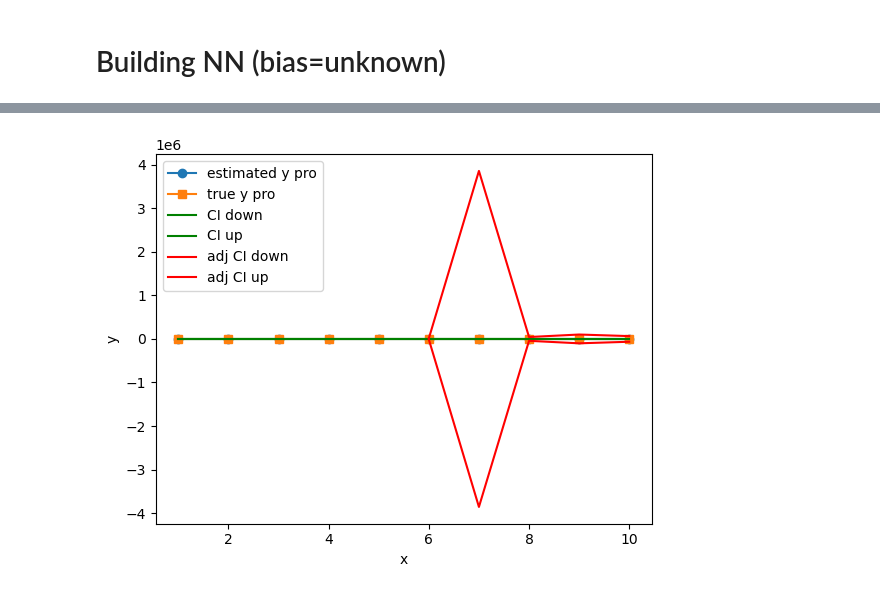
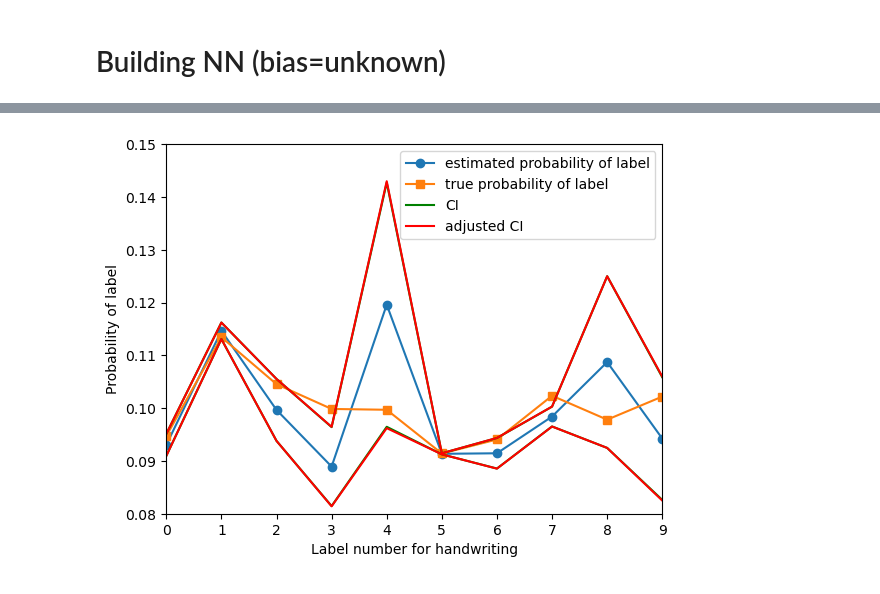
Before and after one commit to wer089/The-Influence-of-Nuisance-Parameter-Uncertainty-on-Parameter-Estimation-in-Practical-Data-Science-Mo, a Jupyter notebook: MNIST Neural Network.ipynb, the cells around one changed output, grey strips where cells are left out. Drawn from its saved outputs; the diff is of its cells as text; code cells hidden in the pictures.

```diff
--- a/MNIST Neural Network.ipynb
+++ b/MNIST Neural Network.ipynb
@@ -501,0 +661,21 @@ p interva size:0.11599527299404144
+# %%
+import torch
+
+# Initialize empty lists to accumulate data
+X_list = []
+y_list = []
+i=0
+# Iterate over the batches in the test_loader
+for inputs, labels in test_loader:
+    i+=1
+    # Append the batch data to the lists
+    X_list.append(inputs)
+    y_list.append(labels)
+    if i==100:
+        break
+# Concatenate the lists to create a single dataset pair
+X = torch.cat(X_list, dim=0)
+y = torch.cat(y_list, dim=0)
+print(f"sample size{X.size()}")
+adj_c, adj_c_p, mu, y_p= adj_confi_pred_interval(X, y, model, Adj, a=0.025)
+c, c_p, mu, y_p= confi_pred_interval(X, y, model, a=0.025)
@@ -502,23 +700,25 @@ p interva size:0.11599527299404144
 # %%
-x_np = range(1, 11)
+x_np = range(0, 10)
 mu_np = mu.detach().numpy()
 c_np = c.detach().numpy()
 c_p_np = c_p.detach().numpy()
 adj_c_np = adj_c.detach().numpy()
 adj_c_p_np = adj_c_p.detach().numpy()
 y_np = y_p.detach().numpy()
 # Plotting with conditional formatting
-plt.plot(x_np, mu_np, 'o-', label='estimated y pro')
-plt.plot(x_np, y_np, 's-', label='true y pro')
-plt.plot(x_np, c_np[0,:,0], '-', label='CI down', color='green')
-plt.plot(x_np, c_np[0,:,1], '-', label='CI up',color='green')
-plt.plot(x_np, adj_c_np[0,:,0], '-', label='adj CI down', color='red')
-plt.plot(x_np, adj_c_np[0,:,1], '-', label='adj CI up',color='red')
-plt.xlabel('x')
-plt.xlabel('x')
-plt.ylabel('y')
+plt.plot(x_np, mu_np, 'o-', label='estimated probability of label')
+plt.plot(x_np, y_np, 's-', label='true probability of label')
+plt.plot(x_np, c_np[0,:,0], '-', label='CI', color='green')
+plt.plot(x_np, c_np[0,:,1], '-',color='green')
+plt.plot(x_np, adj_c_np[0,:,0], '-', label='adjusted CI', color='red')
+plt.plot(x_np, adj_c_np[0,:,1], '-',color='red')
+plt.xlim(0, 9)
+plt.ylim(0.08, 0.15)
+plt.xticks([0, 1, 2, 3, 4, 5, 6, 7, 8, 9])
+plt.xlabel('Label number for handwriting')
+plt.ylabel('Probability of label')
 plt.legend()
-
+plt.savefig('MNIST NN layer44444.jpg', format='jpg')
 plt.show()
 # %% [output]
-[figure, old version]
+[figure, new version]
```
Also changed, not shown: parts of 47 cells of this notebook, 6 other files.
